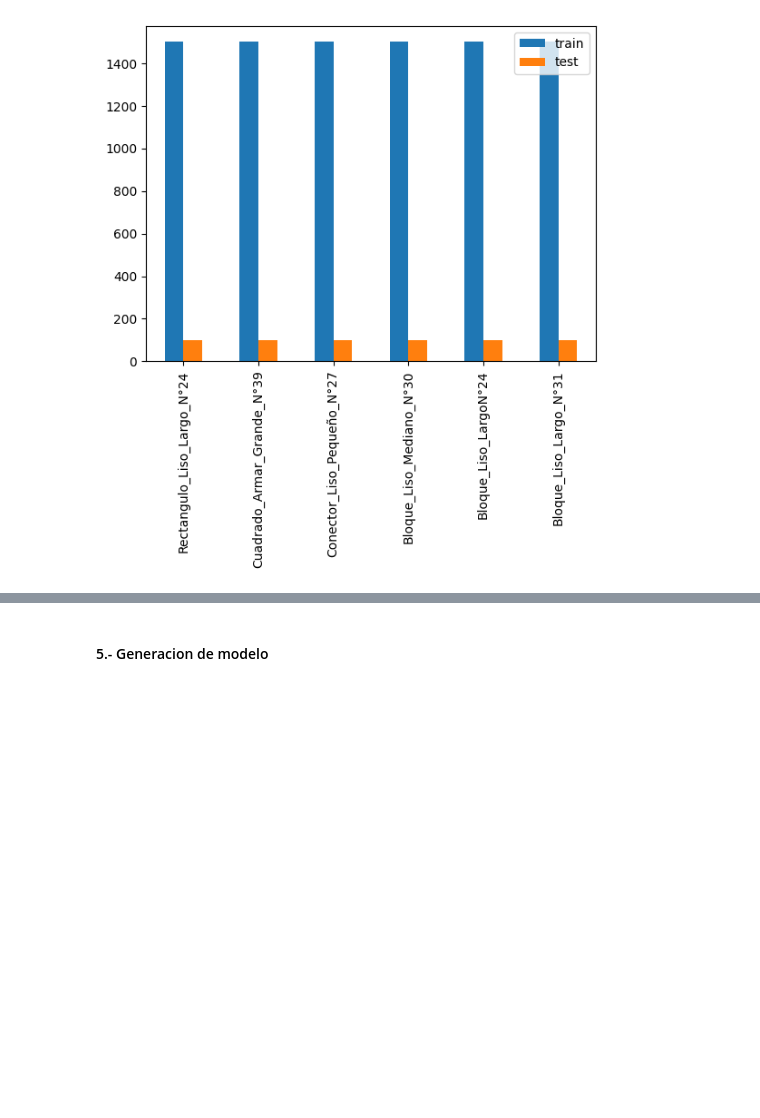
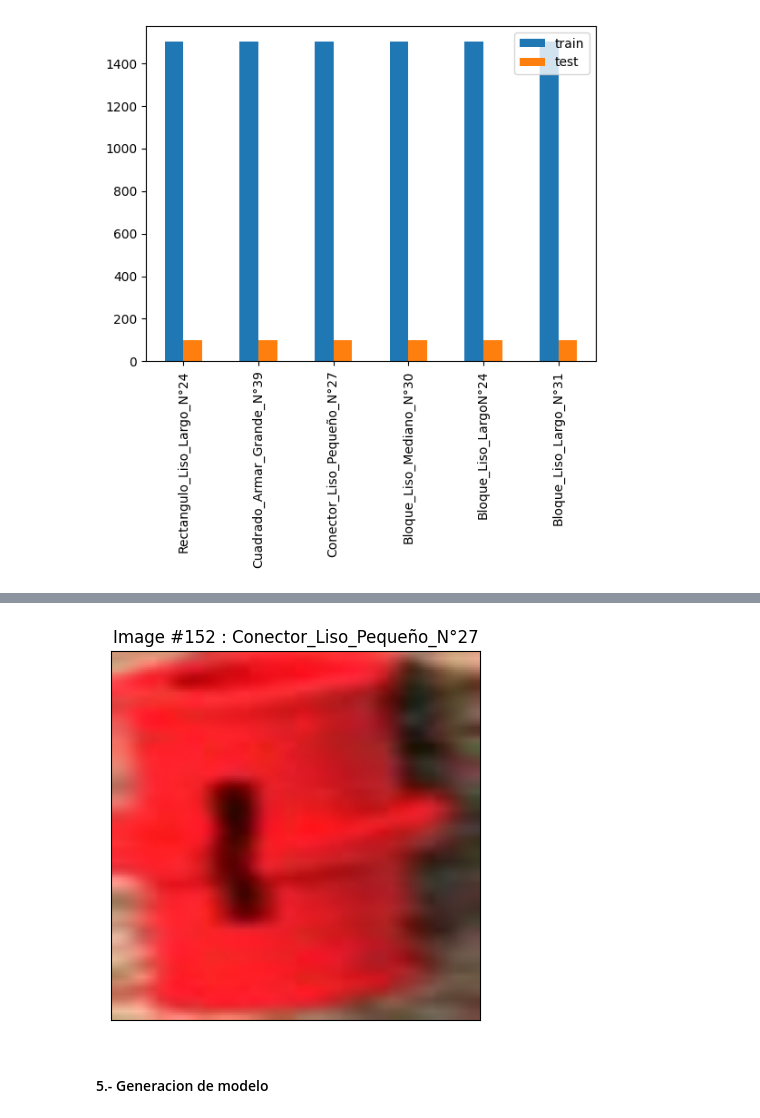
Before and after one commit to JpCobos/A01274631_IA_part2, a Jupyter notebook: Modulo_2/DeepLearning.ipynb, the cells around one changed output, grey strips where cells are left out. Cells and saved outputs as stored; diff of their text form; code cells hidden in the pictures; blank space fills up the shorter version.

```diff
--- a/Modulo_2/DeepLearning.ipynb
+++ b/Modulo_2/DeepLearning.ipynb
@@ -148,3 +150,21 @@ display_examples(class_names,train_images,train_labels)
+# %%
+def display_random_image(class_names, images, labels):
+    """
+        Display a random image from the images array and its correspond label from the labels array.
+    """
+
+    index = np.random.randint(images.shape[0])
+    plt.figure()
+    plt.imshow(images[index])
+    plt.xticks([])
+    plt.yticks([])
+    plt.grid(False)
+    plt.title('Image #{} : '.format(index) + class_names[labels[index]])
+    plt.show()
+# %%
+display_random_image(class_names, train_images, train_labels)
+# %% [output]
+[figure, added]
 # %% [markdown]
 #### 5.- Generacion de modelo
 # %% [markdown]
```
Also changed, not shown: parts of 22 cells of this notebook, 1 other file.
